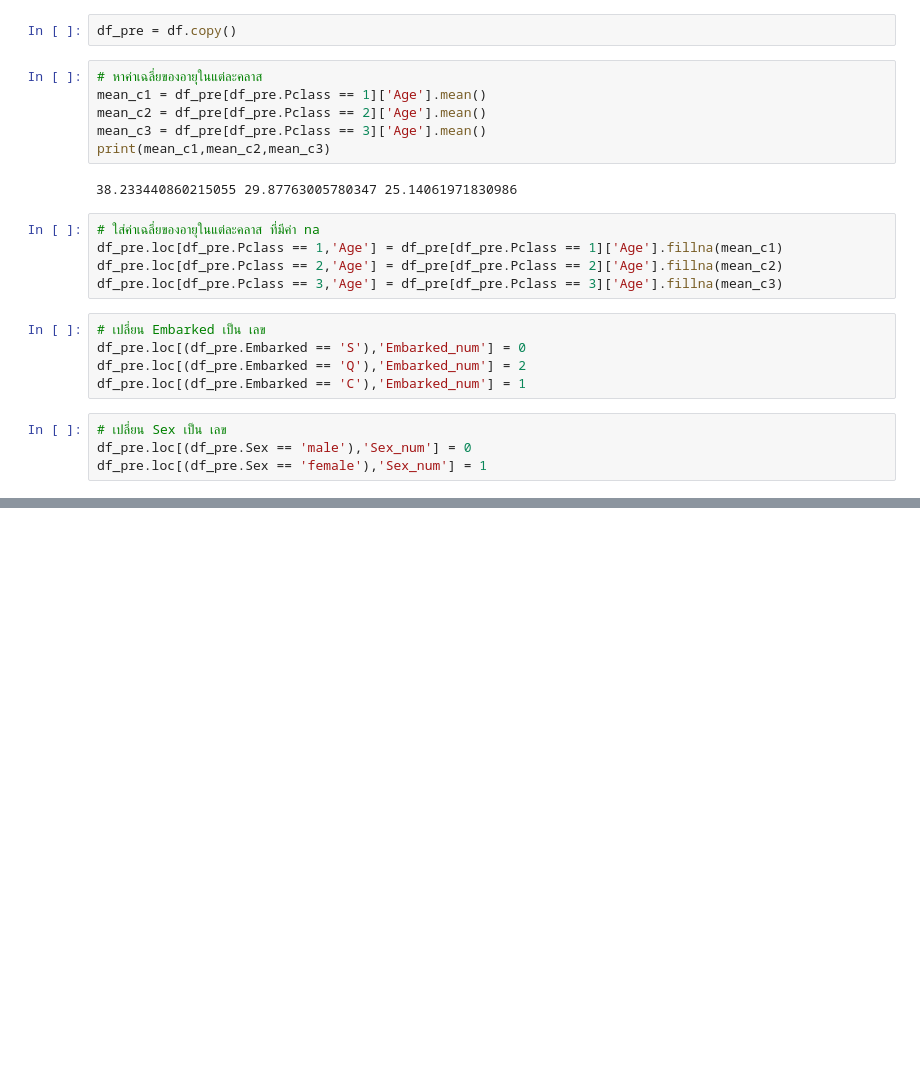
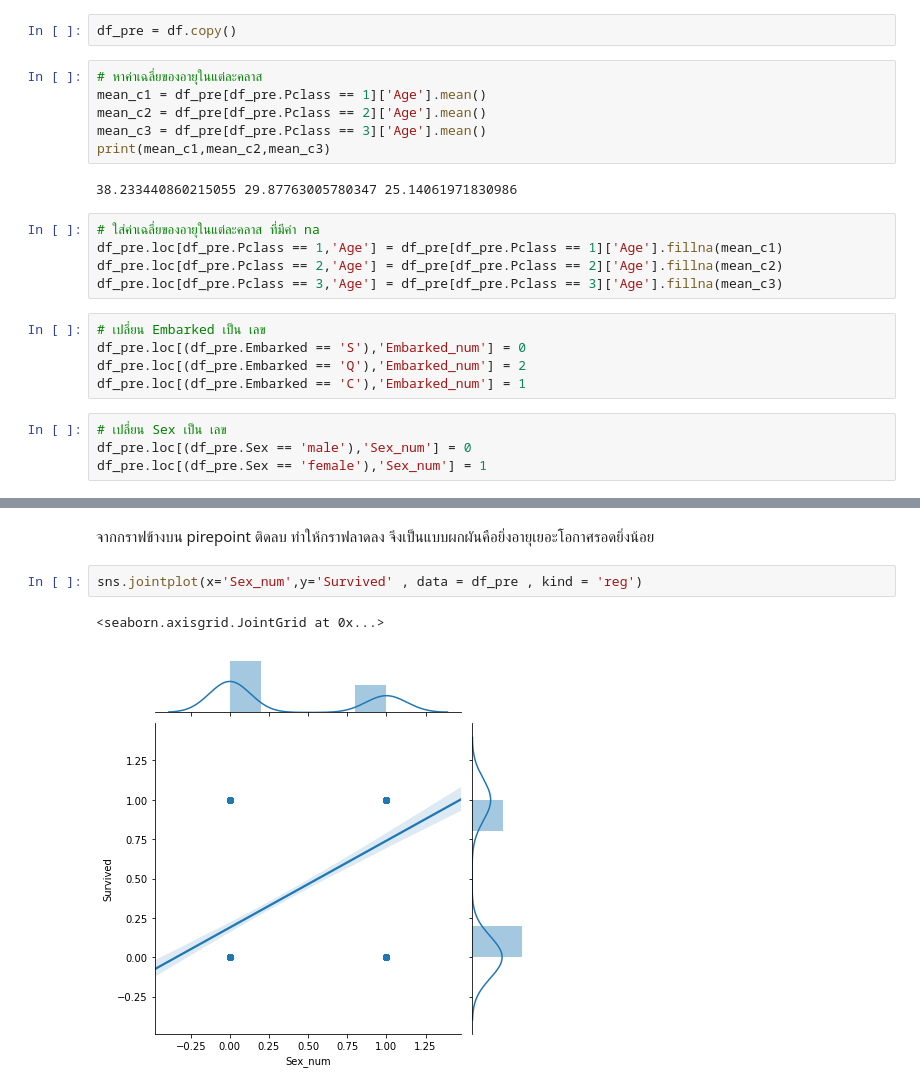
Before and after one commit to nilemarezz/Learn-DataSci01, a Jupyter notebook: Visualisation/Visualisation.ipynb, the cells around one changed output, grey strips where cells are left out. Drawn from its saved outputs; the diff is of its cells as text; blank space fills up the shorter version.

```diff
--- a/Visualisation/Visualisation.ipynb
+++ b/Visualisation/Visualisation.ipynb
@@ -52,0 +86,7 @@ sns.boxplot(df_pre.Pclass ,  df_pre.Age)
+# %% [markdown]
+จากกราฟข้างบน pirepoint ติดลบ ทำให้กราฟลาดลง จึงเป็นแบบผกผันคือยิ่งอายุเยอะโอกาศรอดยิ่งน้อย
+# %%
+sns.jointplot(x='Sex_num',y='Survived' , data = df_pre , kind = 'reg')
+# %% [output]
+<seaborn.axisgrid.JointGrid at 0x...>
+[figure, added]
```
Also changed, not shown: parts of 13 cells of this notebook, 3 other files.
